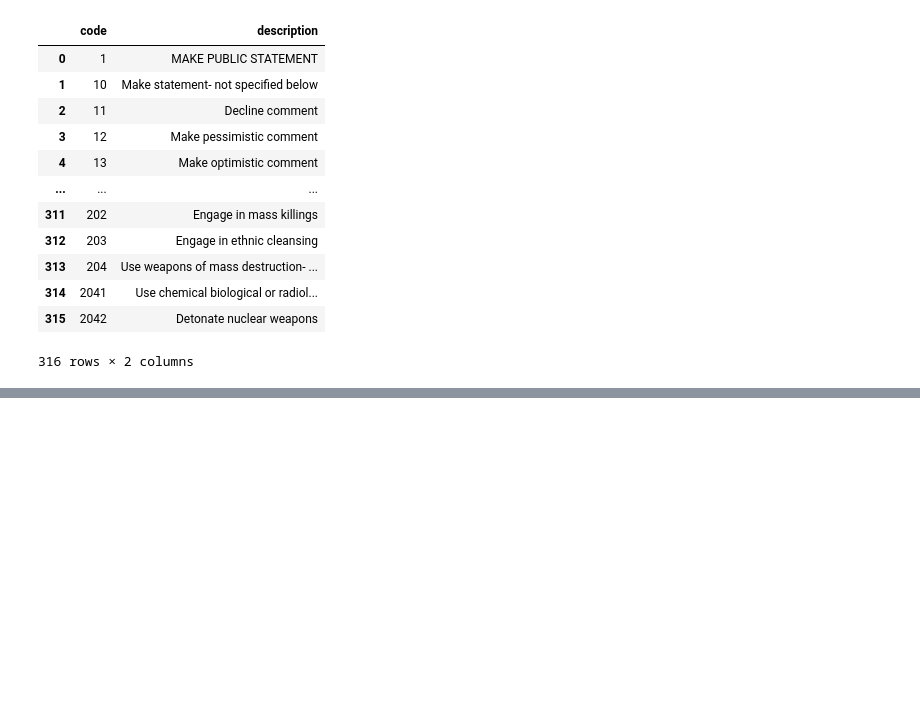
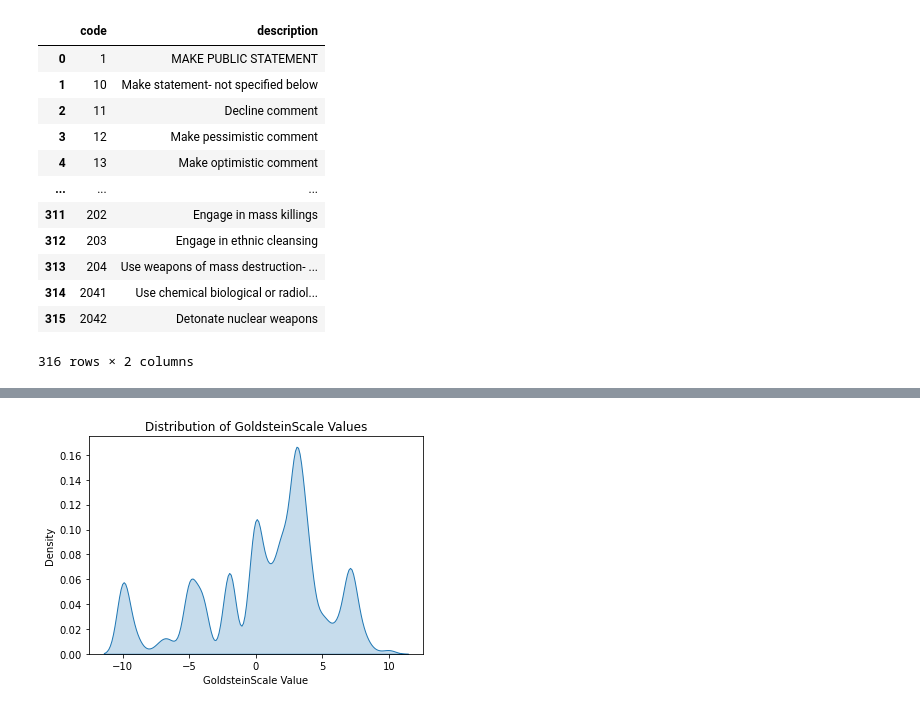
Before and after one commit to luisquinonesPR/thesis, a Jupyter notebook: exploration.ipynb, the cells around one changed output, grey strips where cells are left out. Saved outputs shown, nothing was run; the diff lists cells and outputs as text; code cells hidden in the pictures; blank space fills up the shorter version.

```diff
--- a/exploration.ipynb
+++ b/exploration.ipynb
@@ -42,0 +169,14 @@ df_cameo
+# %%
+import seaborn as sns
+# Plot the KDE plot for the GoldsteinScale values
+sns.kdeplot(df_explore['GoldsteinScale'], fill=True)
+
+# Set the title and labels for the plot
+plt.title('Distribution of GoldsteinScale Values')
+plt.xlabel('GoldsteinScale Value')
+plt.ylabel('Density')
+
+# Display the plot
+plt.show()
+# %% [output]
+[figure, added]
```
Also changed, not shown: parts of 10 cells of this notebook, 5 other files.
